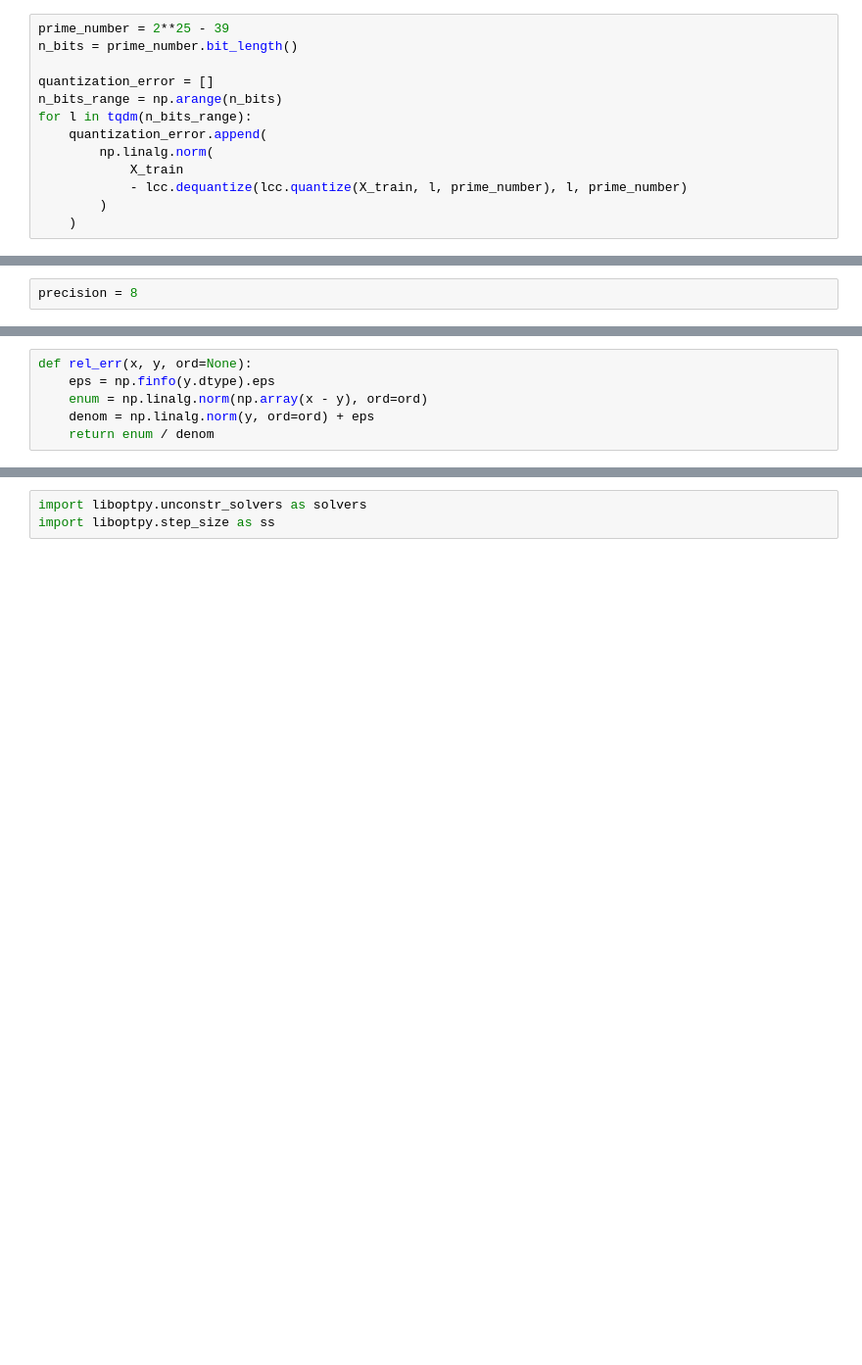
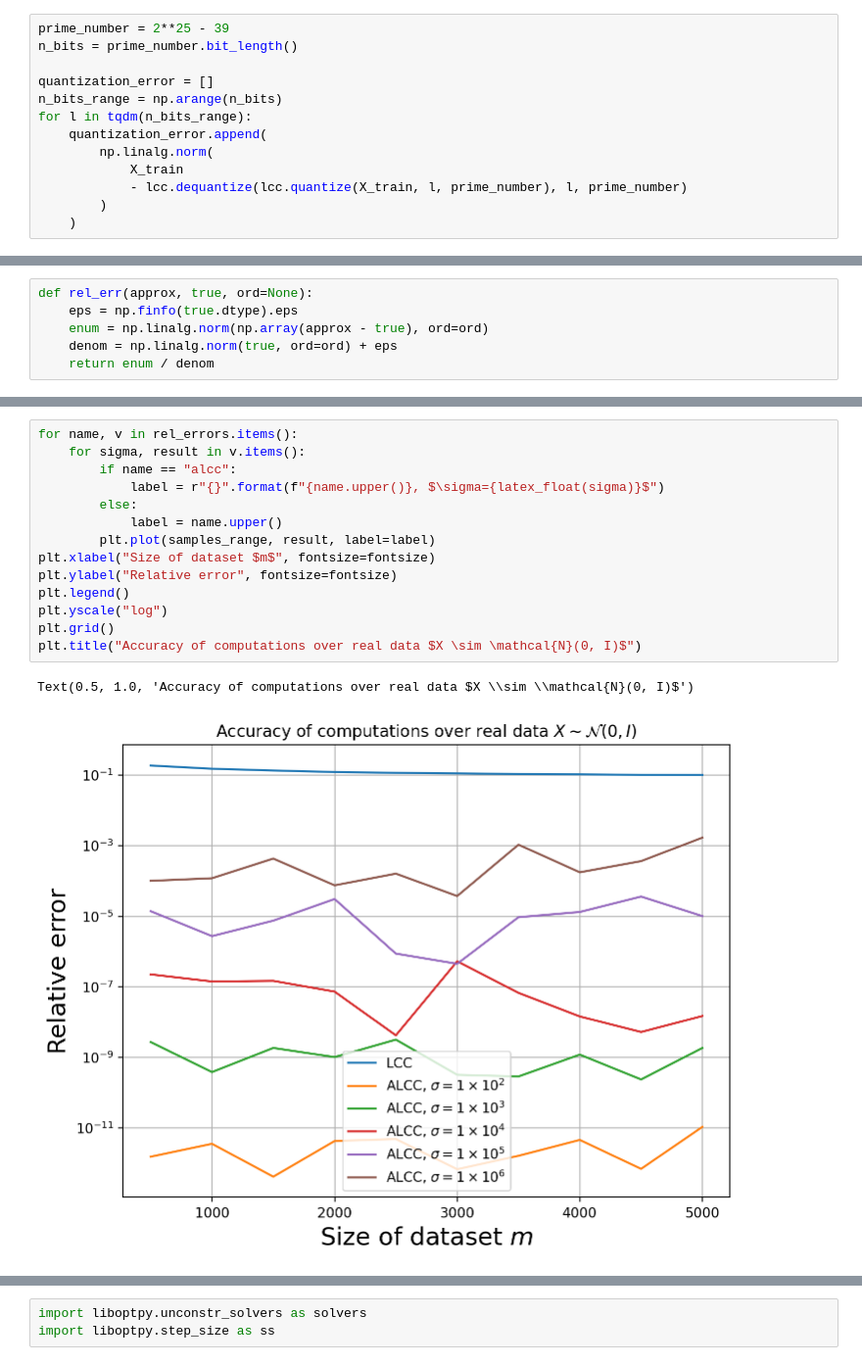
Before and after one commit to Fr0do/lcc_fl, a Jupyter notebook: lcc_linreg.ipynb, the cells around one changed output, grey strips where cells are left out. Shown at 98% size. Drawn from its saved outputs; the diff is of its cells as text; blank space fills up the shorter version.

```diff
--- a/lcc_linreg.ipynb
+++ b/lcc_linreg.ipynb
@@ -124,2 +112,0 @@ plt.plot(n_bits_range, quantization_error)
-# %%
-precision = 8
@@ -455 +113,7 @@ class ALCCLeastSquaresOracle(BaseSmoothOracle):
+# %%
+def rel_err(approx, true, ord=None):
+    eps = np.finfo(true.dtype).eps
+    enum = np.linalg.norm(np.array(approx - true), ord=ord)
+    denom = np.linalg.norm(true, ord=ord) + eps
+    return enum / denom
 # %%
@@ -512,6 +167,0 @@ array([[1, 0, 0, 0, 0, 0, 0, 0, 0, 0],
-# %%
-def rel_err(x, y, ord=None):
-    eps = np.finfo(y.dtype).eps
-    enum = np.linalg.norm(np.array(x - y), ord=ord)
-    denom = np.linalg.norm(y, ord=ord) + eps
-    return enum / denom
@@ -553,3 +255,20 @@ np.linalg.norm(XTX_decoded - oracle.X.T.dot(oracle.X))
+# %%
+for name, v in rel_errors.items():
+    for sigma, result in v.items():
+        if name == "alcc":
+            label = r"{}".format(f"{name.upper()}, $\sigma={latex_float(sigma)}$")
+        else:
+            label = name.upper()
+        plt.plot(samples_range, result, label=label)
+plt.xlabel("Size of dataset $m$", fontsize=fontsize)
+plt.ylabel("Relative error", fontsize=fontsize)
+plt.legend()
+plt.yscale("log")
+plt.grid()
+plt.title("Accuracy of computations over real data $X \sim \mathcal{N}(0, I)$")
+# %% [output]
+Text(0.5, 1.0, 'Accuracy of computations over real data $X \\sim \\mathcal{N}(0, I)$')
+[figure, added]
 # %%
 num_workers = 30
 num_stragglers = 2
```
Also changed, not shown: parts of 35 cells of this notebook, 1 other file.
